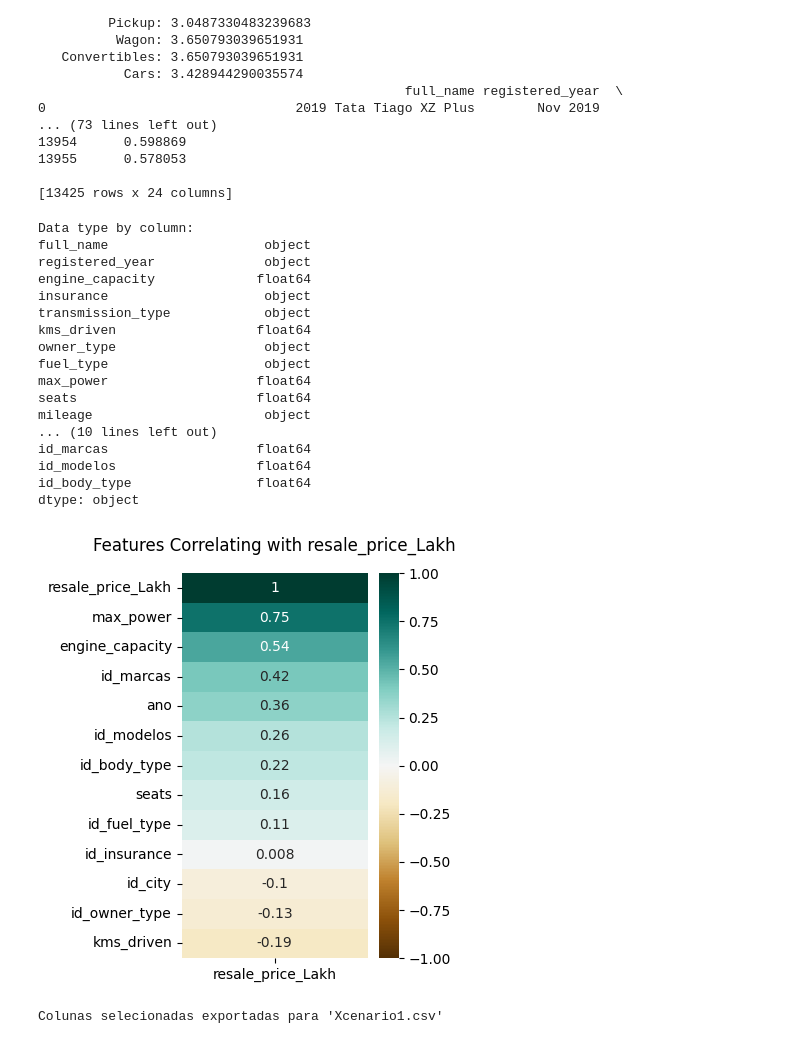
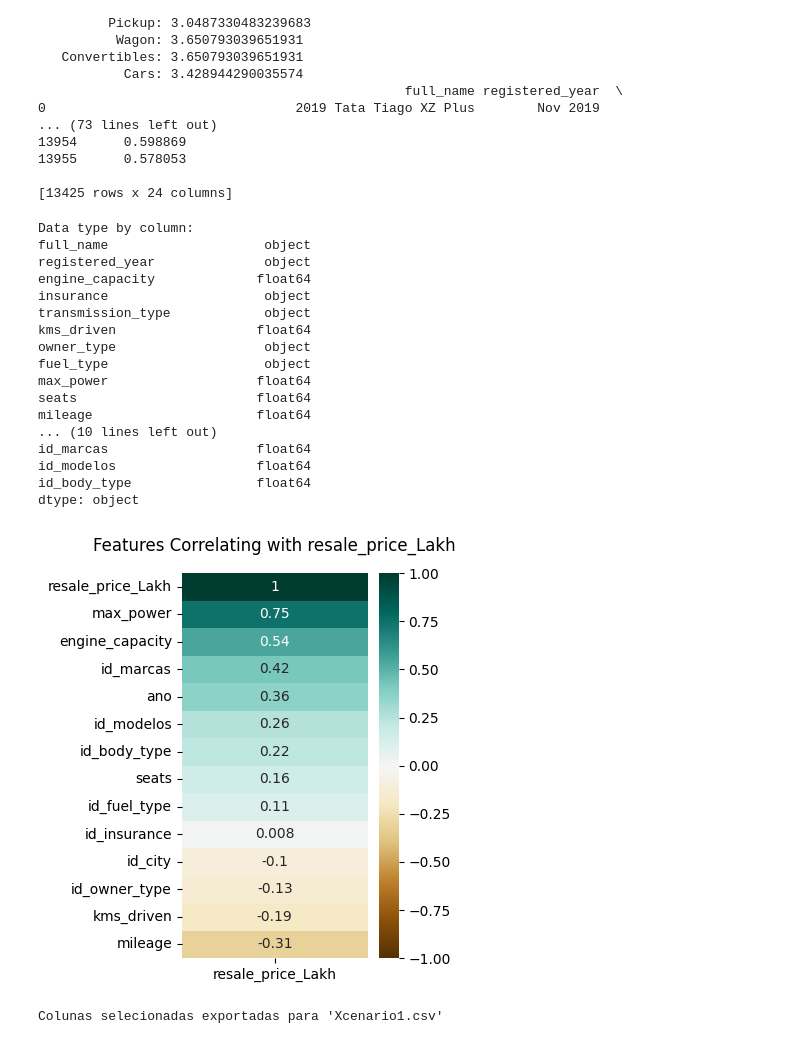
Before and after one commit to ruicoelhor22/AASE, a Jupyter notebook: Cenario1.ipynb, the cells around one changed output. Saved outputs shown, nothing was run; the diff lists cells and outputs as text; code cells hidden in the pictures.

Commit message:
mileage completo

```diff
--- a/Cenario1.ipynb
+++ b/Cenario1.ipynb
@@ -93,6 +93,15 @@ df['insurance'] = df['insurance'].str.replace('Third Party ', 'Third Party')
 
 #Remove integer values
 df = df[~df['insurance'].astype(str).str.isnumeric()]
+
+
+#MILEAGE_____________________________________________________
+#remove 'kmpl' and 'km/kg/ from  mileage
+df['mileage'] = df['mileage'].str.replace('kmpl', '')
+df['mileage'] = df['mileage'].str.replace('km/kg', '')
+
+#assign value to blank lines
+df['mileage'] = df['mileage'].fillna(0)
 # %% [output]
 Distinct full names with blank seats:
 2009 Maruti Estilo LXI
@@ -187,6 +196,7 @@ df = df.astype({
     'marca': 'string',
     'modelo': 'string',
     'body_type': 'string',
+    'mileage': float,
 })
 # %%
 # Check data types
@@ -499,7 +509,7 @@ owner_type                   object
 fuel_type                    object
 max_power                   float64
 seats                       float64
-mileage                      object
+mileage                     float64
 ... (10 lines left out)
 id_marcas                   float64
 id_modelos                  float64
@@ -508,19 +518,19 @@ dtype: object
 # %%
 #correlation
 
 # Select columns
-columns_of_interest = ['id_body_type','id_modelos','id_marcas','ano','id_city','id_insurance','seats','engine_capacity','id_fuel_type','kms_driven','max_power','id_owner_type','resale_price_Lakh']
+columns_of_interest = ['id_body_type','id_modelos','id_marcas','ano','id_city','id_insurance','seats','engine_capacity','mileage','id_fuel_type','kms_driven','max_power','id_owner_type','resale_price_Lakh']
 subset_df = df[columns_of_interest]
 
 plt.figure(figsize=(3, 5))
 
 # Creat heatmap
 heatmap = sns.heatmap(subset_df.corr()[['resale_price_Lakh']].sort_values(by='resale_price_Lakh', ascending=False), vmin=-1, vmax=1, annot=True, cmap='BrBG')
 heatmap.set_title('Features Correlating with resale_price_Lakh', fontdict={'fontsize': 12}, pad=16)
 
 plt.show()
 # %% [output]
-[figure, old version]
+[figure, new version]
 # %%
 #Export
 #Not the target
```
Also changed, not shown: parts of 1 cell of this notebook, 2 other files.
